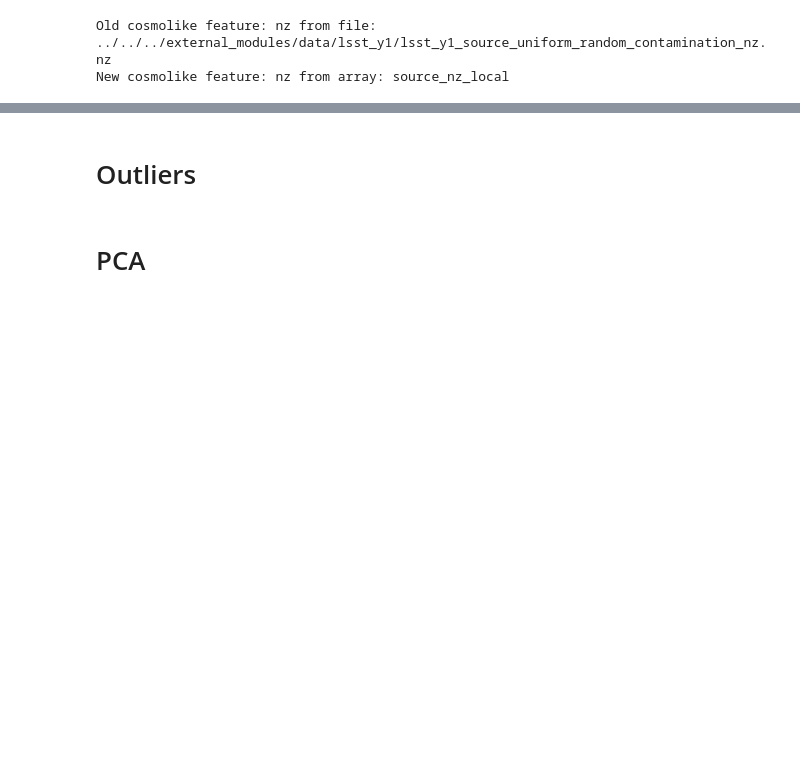
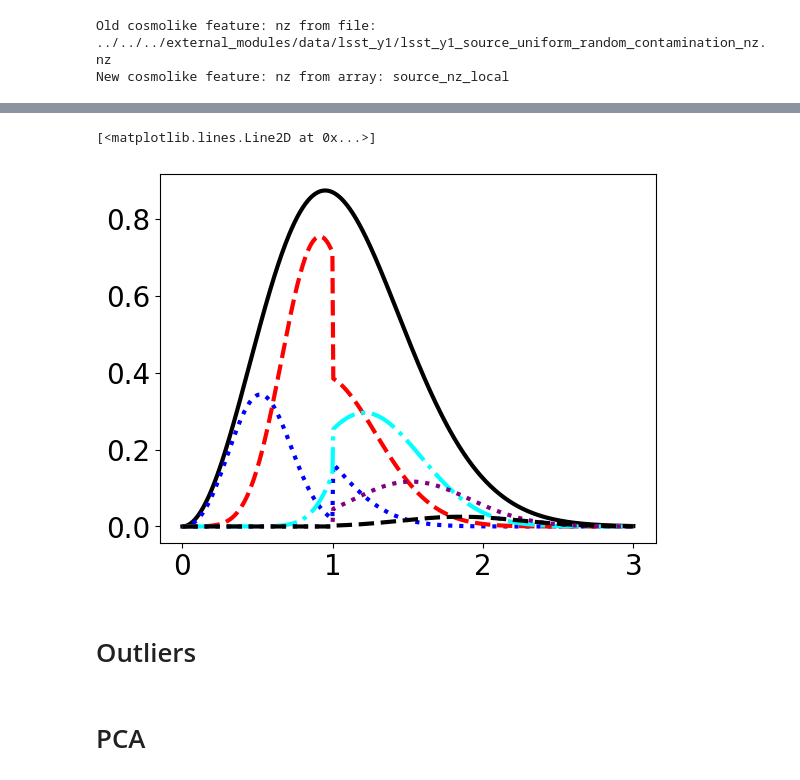
Before and after one commit to Roman-HLIS-Cosmology-PIT/cocoa_photoz, a Jupyter notebook: nz.ipynb, the cells around one changed output, grey strips where cells are left out. Drawn from its saved outputs; the diff is of its cells as text; code cells hidden in the pictures; blank space fills up the shorter version.

```diff
--- a/nz.ipynb
+++ b/nz.ipynb
@@ -162,3 +334,47 @@ plt.plot(ni())
+# %%
+from math import exp, sqrt
+from scipy.special import erf
+from scipy.integrate import simpson, cumulative_trapezoid
+
+z       = np.linspace(0.0, 3, 500)
+alpha   = 2
+beta    = 2
+z_0     = 0.95 #edge()
+z_bias  = 0
+
+def n(z):
+    n_val  = np.array([(zz / z_0)**alpha * exp(-(zz / z_0)**beta) for zz in z])
+    nA     = np.trapz(n_val, x=z)
+    return n_val / nA
+
+zph_list = list(np.arange(0,3,0.6))
+zph_list.append(3)
+zph = np.array(zph_list)
+
+def ni(z,i,model):
+    if (model==1):
+        scatter = 0.05 * (1 + z)
+        x_upper = (zph[i+1] - z + z_bias) / (np.sqrt(2) * scatter)
+        x_lower = (zph[i]   - z + z_bias) / (np.sqrt(2) * scatter)
+        ni_val = 0.5 * n(z) * (erf(x_upper) - erf(x_lower))
+        niA    = np.trapz(ni_val, x=z)
+    elif (model == 2):
+        scatter = np.where(z<1,0.2,0.5)
+        x_upper = (zph[i+1] - z + z_bias) / (np.sqrt(2) * scatter)
+        x_lower = (zph[i]   - z + z_bias) / (np.sqrt(2) * scatter)
+        ni_val = 0.5 * n(z) * (erf(x_upper) - erf(x_lower))
+        niA    = np.trapz(ni_val, x=z)
+    return ni_val # / niA
+# %%
+plt.plot(z,n(z),"k")
+plt.plot(z,ni(z,0,model=2),ls=":",c="b")
+plt.plot(z,ni(z,1,model=2),ls="--",c="r")
+plt.plot(z,ni(z,2,model=2),ls="-.",c="cyan")
+plt.plot(z,ni(z,3,model=2),ls=":",c="purple")
+plt.plot(z,ni(z,4,model=2),ls="--",c="k")
+# %% [output]
+[<matplotlib.lines.Line2D at 0x...>]
+[figure, added]
 # %% [markdown]
 # Outliers
 # %% [markdown]
```
Also changed, not shown: parts of 24 cells of this notebook.
